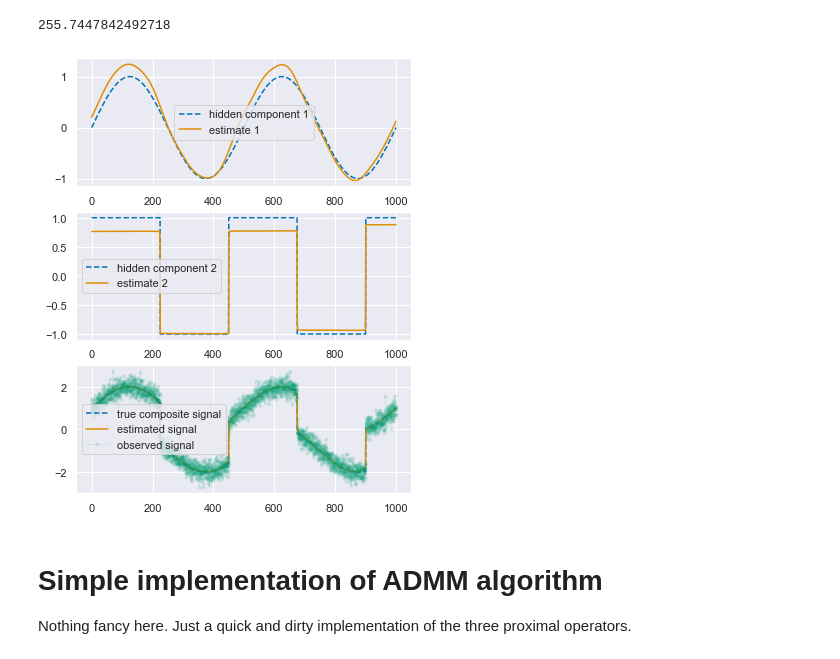
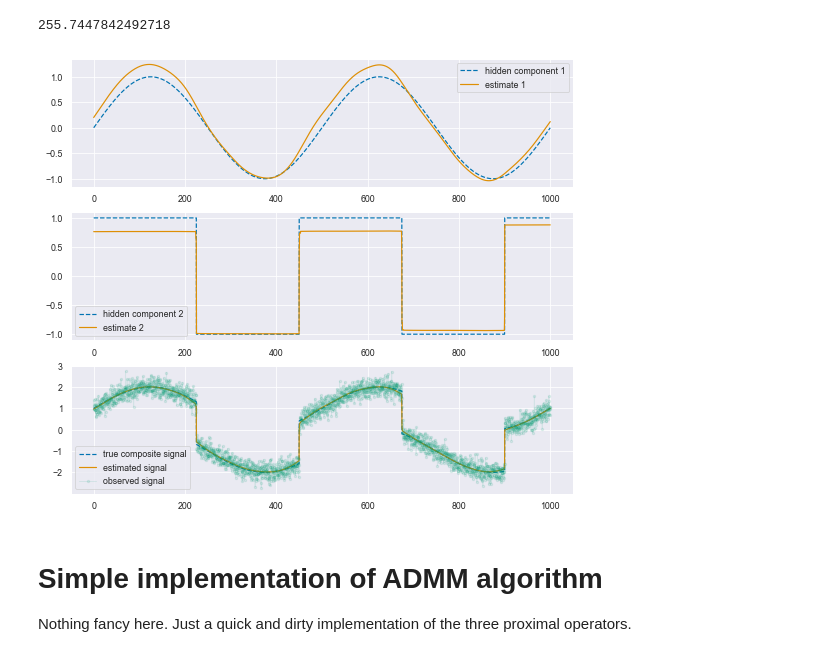
Before and after one commit to cvxgrp/signal-decomposition, a Jupyter notebook: notebooks/SD_ADMM_ProofOfConcept.ipynb, the cells around one changed output. Saved outputs shown, nothing was run; the diff lists cells and outputs as text; code cells hidden in the pictures.

```diff
--- a/notebooks/SD_ADMM_ProofOfConcept.ipynb
+++ b/notebooks/SD_ADMM_ProofOfConcept.ipynb
@@ -6,6 +6,7 @@ from scipy.optimize import minimize_scalar, minimize
 from time import time
 import seaborn as sns
 sns.set_style('darkgrid')
+sns.set_context('paper')
 import sys
 sys.path.append('..')
 # %%
@@ -33,24 +35,24 @@ plt.show()
 # Solve problem all at once with CVXPY
 # %%
 problem = Problem(data=y, components=[GaussNoise, SmoothSecondDifference, SparseFirstDiffConvex(vavg=0)])
-problem.weights.value = [1., 1e7, 10]
+problem.weights.value = [1., 1e7, 1e1]
 problem.decompose(solver=SOLVER)
 problem.problem.value
 # %% [output]
 255.7447842492718
 # %%
-fig, ax = plt.subplots(nrows=3, figsize=(10//1.5, 12//1.5))
+fig, ax = plt.subplots(nrows=3, figsize=(10//1.1, 12//1.5))
 ax[0].plot(t, signal1, label='hidden component 1', ls='--')
 ax[0].plot(t, problem.estimates[1], label='estimate 1')
 ax[1].plot(t, signal2, label='hidden component 2', ls='--')
 ax[1].plot(t, problem.estimates[2], label='estimate 2')
 ax[2].plot(t, signal1 + signal2, label='true composite signal', ls='--')
 ax[2].plot(t, problem.estimates[1] + problem.estimates[2], label='estimated signal');
 ax[2].plot(t, y, label='observed signal', linewidth=1, marker='.', alpha=0.1);
 for a in ax:
     a.legend()
 # %% [output]
-[figure, old version]
+[figure, new version]
 # %% [markdown]
 # Simple implementation of ADMM algorithm
 
```
Also changed, not shown: parts of 21 cells of this notebook.
